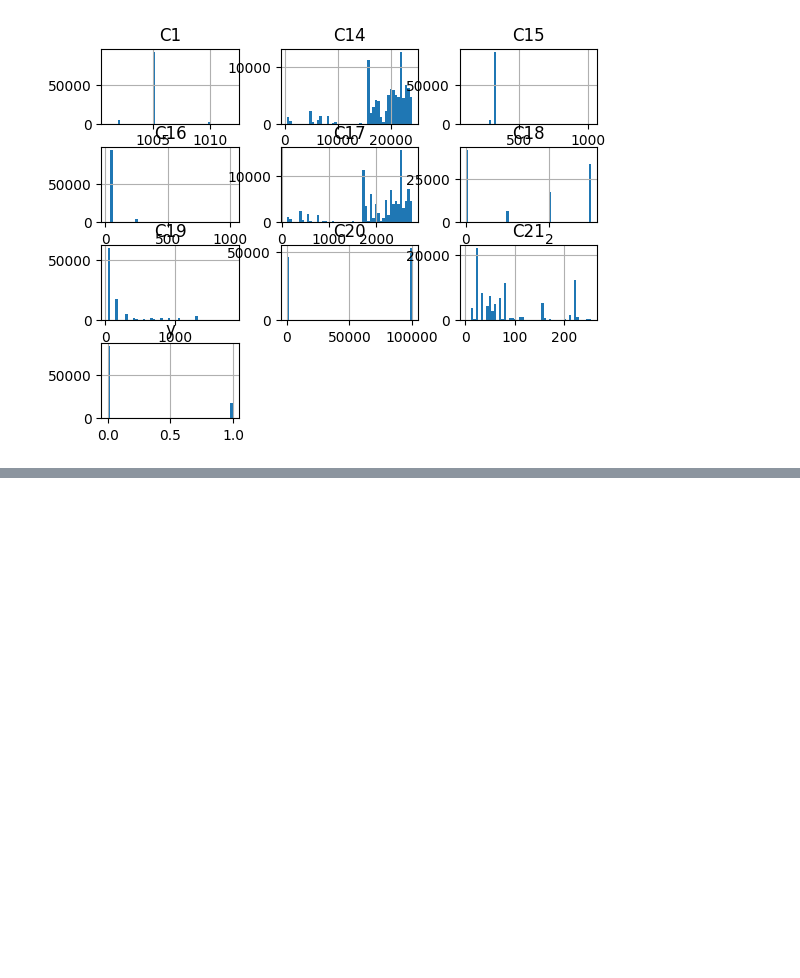
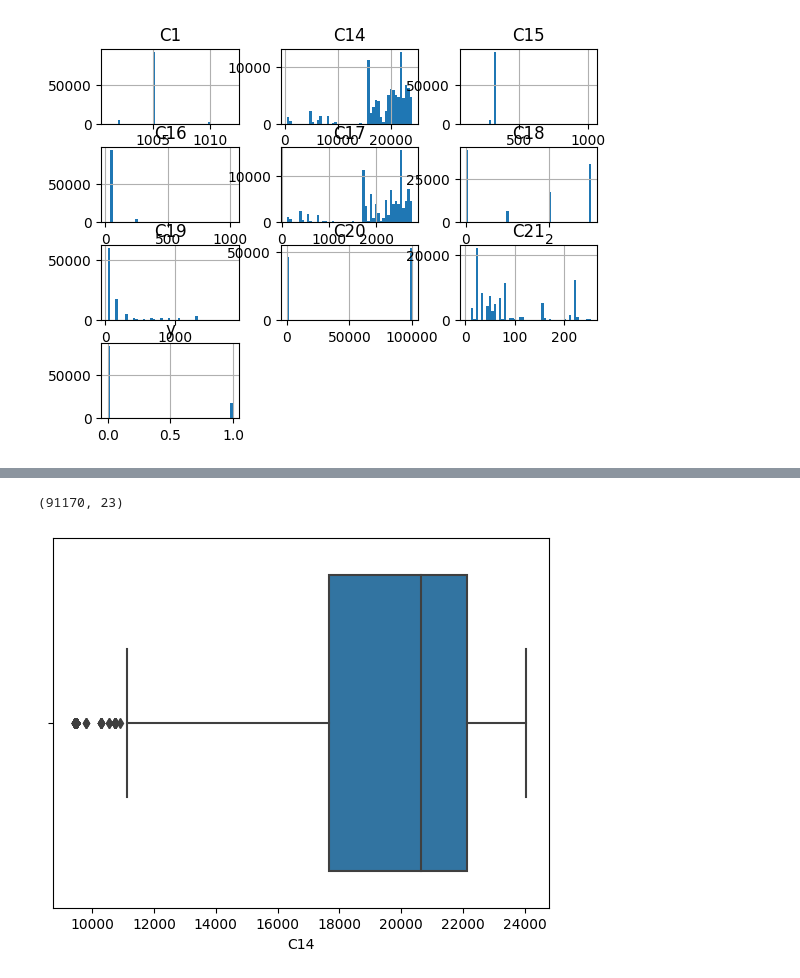
Before and after one commit to ussahil/CapstonePojectCTR, a Jupyter notebook: capstone.ipynb, the cells around one changed output, grey strips where cells are left out. Drawn from its saved outputs; the diff is of its cells as text; code cells hidden in the pictures; blank space fills up the shorter version.

```diff
--- a/capstone.ipynb
+++ b/capstone.ipynb
@@ -353,0 +389,18 @@ plt.show()
+# %%
+# creating a function for outlier analysis
+def outliers(df,ft):
+  Q1 = df[ft].quantile(0.25)
+  Q3 = df[ft].quantile(0.75)
+  IQR = Q3 - Q1
+
+  lower_limit= Q1 -1.5 * IQR
+  upper_limit = Q3 + 1.5 * IQR
+
+  ls= df.index[(df[ft] < lower_limit) | (df[ft] > upper_limit)]
+
+  return ls
+# %%
+# Creating a list to store output indices from multiples columns
+index_list = []
+for feature in ['C14']:
+  index_list.extend(outliers(df,feature))
@@ -353,0 +428,18 @@ plt.show()
+# %%
+# Removing the ouliers
+def remove(df,ls):
+  ls = sorted(set(ls))
+  df = df.drop(ls)
+  return df
+# %%
+df_cleaned = remove(df,index_list)
+# %%
+df_cleaned.shape
+# %% [output]
+(91170, 23)
+# %%
+# cross check
+sns.boxplot(x =df_cleaned['C14'])
+plt.show()
+# %% [output]
+[figure, added]
```
Also changed, not shown: parts of 22 cells of this notebook, 1 other file.
